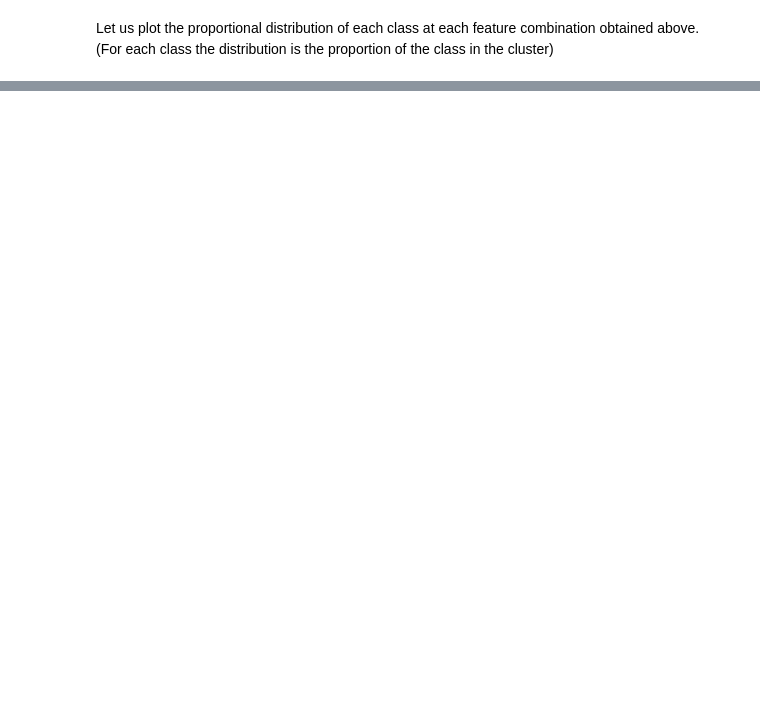
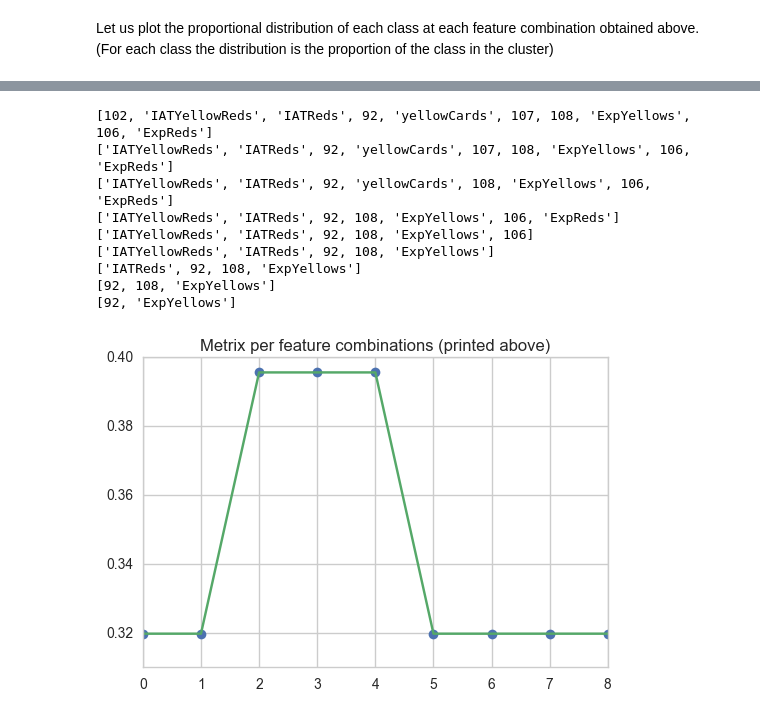
Before and after one commit to bojbilla/AdaHomeworks, a Jupyter notebook: 04 - Applied ML/HW4.ipynb, the cells around one changed output, grey strips where cells are left out. Saved outputs shown, nothing was run; the diff lists cells and outputs as text; code cells hidden in the pictures; blank space fills up the shorter version.

```diff
--- a/04 - Applied ML/HW4.ipynb
+++ b/04 - Applied ML/HW4.ipynb
@@ -480,0 +539,17 @@ We can also see that there are no cluster that discriminate on skin color when o
+# %%
+plt.plot(bestMet,'o', bestMet, '-')
+plt.title('Metrix per feature combinations (printed above)')
+
+combSS = [[name(x) for x in arr ] for arr in bestICSS]
+_ =[print(x) for x in combSS]
+# %% [output]
+[102, 'IATYellowReds', 'IATReds', 92, 'yellowCards', 107, 108, 'ExpYellows', 106, 'ExpReds']
+['IATYellowReds', 'IATReds', 92, 'yellowCards', 107, 108, 'ExpYellows', 106, 'ExpReds']
+['IATYellowReds', 'IATReds', 92, 'yellowCards', 108, 'ExpYellows', 106, 'ExpReds']
+['IATYellowReds', 'IATReds', 92, 108, 'ExpYellows', 106, 'ExpReds']
+['IATYellowReds', 'IATReds', 92, 108, 'ExpYellows', 106]
+['IATYellowReds', 'IATReds', 92, 108, 'ExpYellows']
+['IATReds', 92, 108, 'ExpYellows']
+[92, 108, 'ExpYellows']
+[92, 'ExpYellows']
+[figure, added]
```
Also changed, not shown: parts of 20 cells of this notebook.
